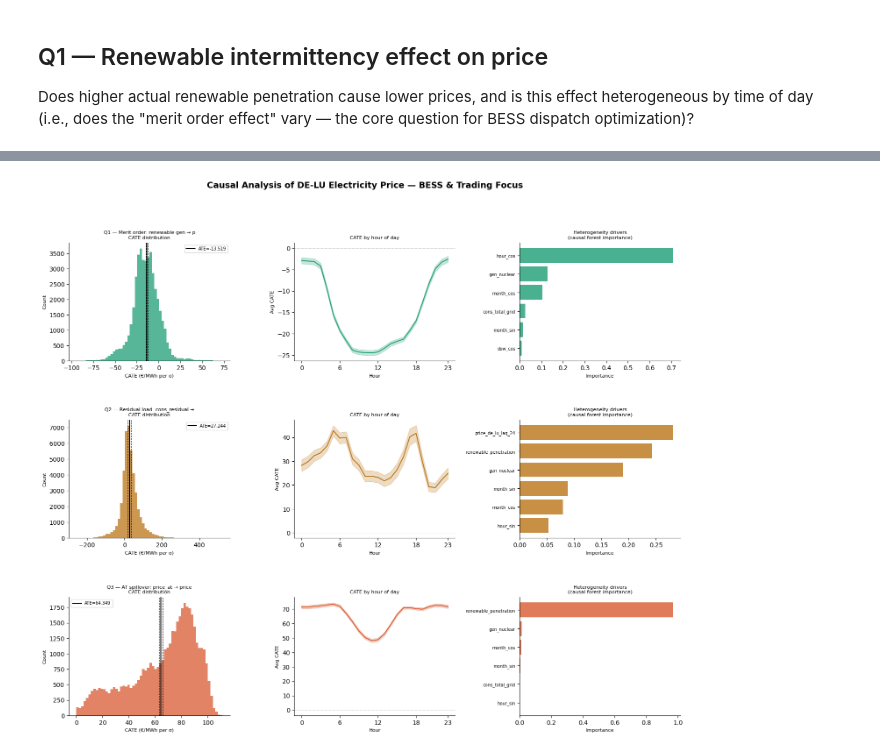
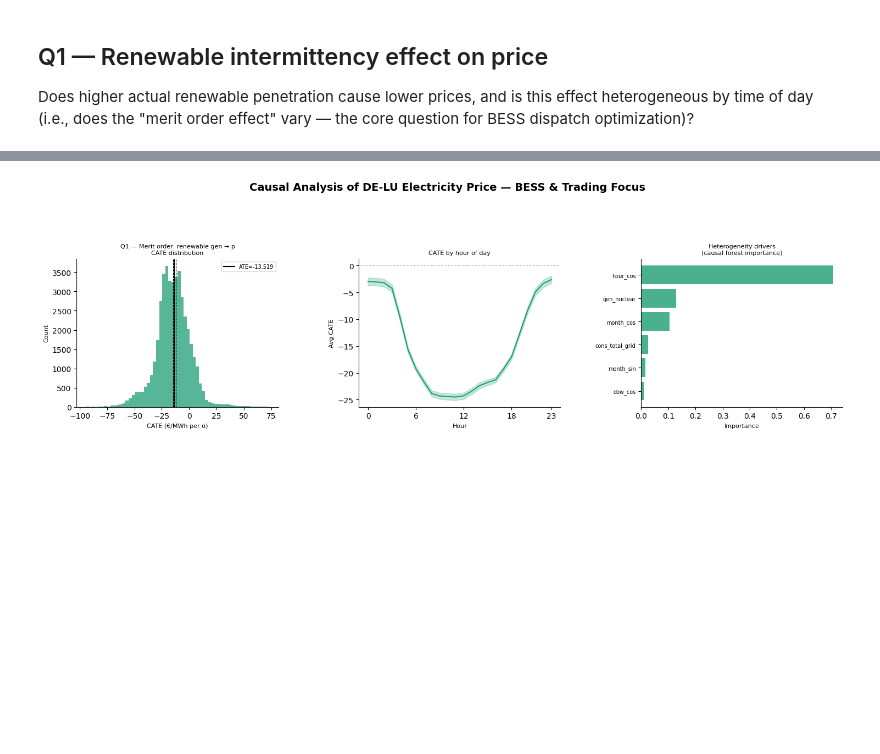
Before and after one commit to Matshiselan/End-to-End-SMARD-Forecasting-and-Dispatch-Optimization-Platform, a Jupyter notebook: notebooks/causal_modelling.ipynb, the cells around one changed output, grey strips where cells are left out. Cells and saved outputs as stored; diff of their text form; code cells hidden in the pictures; blank space fills up the shorter version.

Commit message:
causal_model

```diff
--- a/notebooks/causal_modelling.ipynb
+++ b/notebooks/causal_modelling.ipynb
@@ -205,13 +207,8 @@ Does higher actual renewable penetration cause lower prices, and is this effect
 Causal Analysis of DE-LU Electricity Prices
 Focus: BESS dispatch optimization & energy trading
 
-3 Questions:
-  Q1 — Merit order effect: does renewable penetration causally lower prices?
-         Heterogeneity: by hour (day vs night) and weekend
-  Q2 — Residual load: does cons_residual causally drive prices beyond forecasts?
-         Heterogeneity: by renewable penetration quartile
-  Q3 — Cross-border spillover: does price_at causally influence price_de_lu?
-         Heterogeneity: by renewable level and hour
+Merit order effect: does renewable penetration causally lower prices?
+Heterogeneity: by hour (day vs night) and weekend
 
 Methods: Double ML (DML) for ATE + Causal Forest (GRF) for CATE
 """
@@ -433,63 +430,6 @@ def q1_merit_order(df):
         "Q1 — Merit order: renewable gen → price_de_lu"
     )
 
-
-def q2_residual_load(df):
-    """
-    Treatment : cons_residual  (net demand after renewables)
-    Outcome   : price_de_lu
-    Key het.  : renewable_penetration (quartiles), peak_hour, month
-    BESS relevance: intraday spread — high residual = high marginal cost = buy signal
-    """
-    confounders = BASE_W + [
-        "actual_renewables_total_lag_24",
-        "price_at_lag_24",
-        "cons_residual_lag_24",
-    ]
-    het_vars = [
-        "renewable_penetration",   # core moderator
-        "peak_hour",
-        "hour_sin", "hour_cos",
-        "is_weekend",
-        "month_sin", "month_cos",
-        "gen_nuclear",
-        "price_de_lu_lag_24",
-    ]
-    return run_dml(
-        df, "cons_residual", "price_de_lu",
-        confounders, het_vars,
-        "Q2 — Residual load: cons_residual → price_de_lu"
-    )
-
-
-def q3_at_spillover(df):
-    """
-    Treatment : price_at  (Austrian spot price)
-    Outcome   : price_de_lu
-    Key het.  : renewable_penetration, hour, cons_total_grid
-    BESS relevance: cross-border arbitrage — AT/DE-LU spread → trading opportunity
-    """
-    confounders = [c for c in BASE_W if "price_at" not in c] + [
-        "cons_residual_lag_24",
-        "price_de_lu_lag_48",
-        "actual_renewables_total_lag_24",
-    ]
-    het_vars = [
-        "renewable_penetration",
-        "hour_sin", "hour_cos",
-        "cons_total_grid",
-        "is_weekend",
-        "is_holiday",
-        "month_sin", "month_cos",
-        "gen_nuclear",
-    ]
-    return run_dml(
-        df, "price_at", "price_de_lu",
-        confounders, het_vars,
-        "Q3 — AT spillover: price_at → price_de_lu"
-    )
-
-
 # ─────────────────────────────────────────────
 # 4.  VISUALISATION
 # ─────────────────────────────────────────────
@@ -545,7 +485,7 @@ def plot_results(results: list, df: pd.DataFrame):
         ax2.set_xlabel("Importance", fontsize=8)
         ax2.tick_params(axis="y", labelsize=7)
 
-    plt.savefig("/mnt/user-data/outputs/causal_results.png",
+    plt.savefig("../report/causal_results.png",
                 dpi=150, bbox_inches="tight", facecolor="white")
     print("\n  Plot saved → causal_results.png")
     return fig
@@ -579,7 +519,7 @@ def plot_cate_by_renewable_quartile(results, df):
         ax.axhline(0, color="gray", lw=0.7, ls=":")
 
     plt.tight_layout()
-    plt.savefig("/mnt/user-data/outputs/causal_cate_by_ren_quartile.png",
+    plt.savefig("../report/causal_cate_by_ren_quartile.png",
                 dpi=150, bbox_inches="tight", facecolor="white")
     print("  Plot saved → causal_cate_by_ren_quartile.png")
 
@@ -595,8 +535,6 @@ def run_all(df_nw: pd.DataFrame):
 
     results = []
     results.append(q1_merit_order(df))
-    results.append(q2_residual_load(df))
-    results.append(q3_at_spillover(df))
 
     print("\n\nGenerating plots...")
     plot_results(results, df)
@@ -610,7 +548,17 @@ def run_all(df_nw: pd.DataFrame):
 # ─────────────────────────────────────────────
 
 def print_bess_insights(results):
-    q1, q2, q3 = results
+    if isinstance(results, list):
+        if not results:
+            print("\n" + "="*55)
+            print("  BESS & TRADING INSIGHTS")
+            print("="*55)
+            print("No causal results were produced.")
+            return
+        q1 = results[0]
+    else:
+        q1 = results
+
     print("\n" + "="*55)
     print("  BESS & TRADING INSIGHTS")
     print("="*55)
@@ -621,20 +569,6 @@ Q1 – Merit order (renewables → price)
   → Causal forest gives the HOUR where suppression is
     largest — that's when BESS should be CHARGING
     (cheapest power).
-
-Q2 – Residual load (cons_residual → price)
-  ATE = {q2['ate']:.3f} €/MWh per σ-increase in residual load
-  → Positive ATE = higher residual → higher marginal cost.
-  → CATE by renewable quartile shows how much this effect
-    shrinks when renewables are abundant — the intraday
-    spread opportunity collapses in high-ren periods.
-
-Q3 – AT spillover (price_at → price_de_lu)
-  ATE = {q3['ate']:.3f} €/MWh per €1 std-normalised AT move
-  → If ATE is close to 1 and CI excludes 0, markets are
-    coupled → arbitrage is competed away quickly.
-  → Large CATE variance by hour = some hours still offer
-    exploitable AT/DE-LU spread for cross-border trading.
 """)
 
 
@@ -668 +601 @@ FileNotFoundError: [Errno 2] No such file or directory: '/mnt/user-data/outputs/
-[figure, old version]
+[figure, new version]
```
Also changed, not shown: parts of 5 cells of this notebook.
